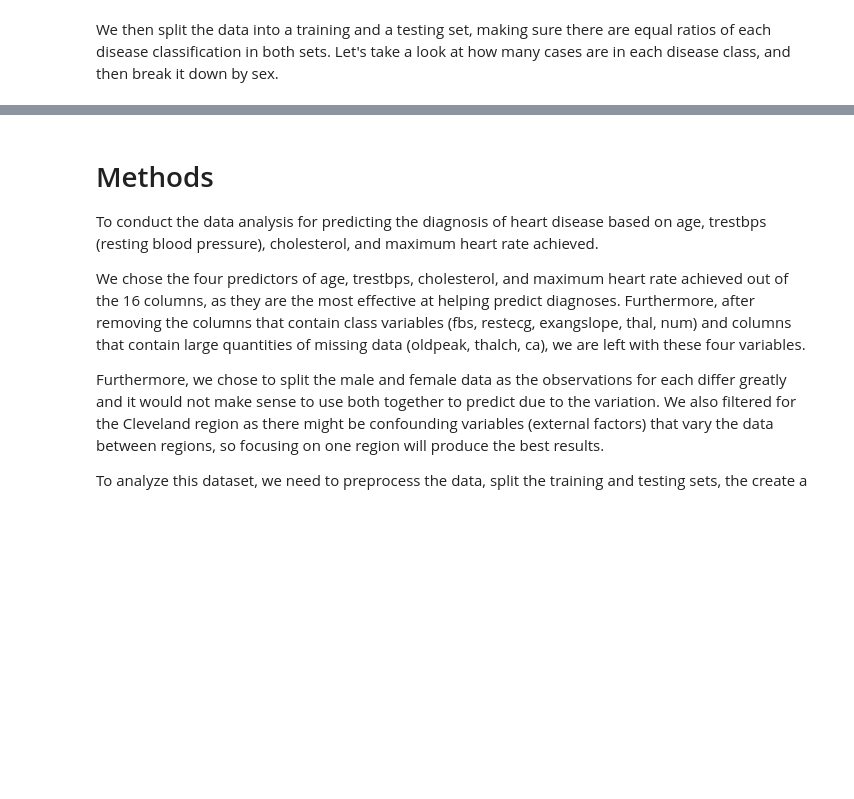
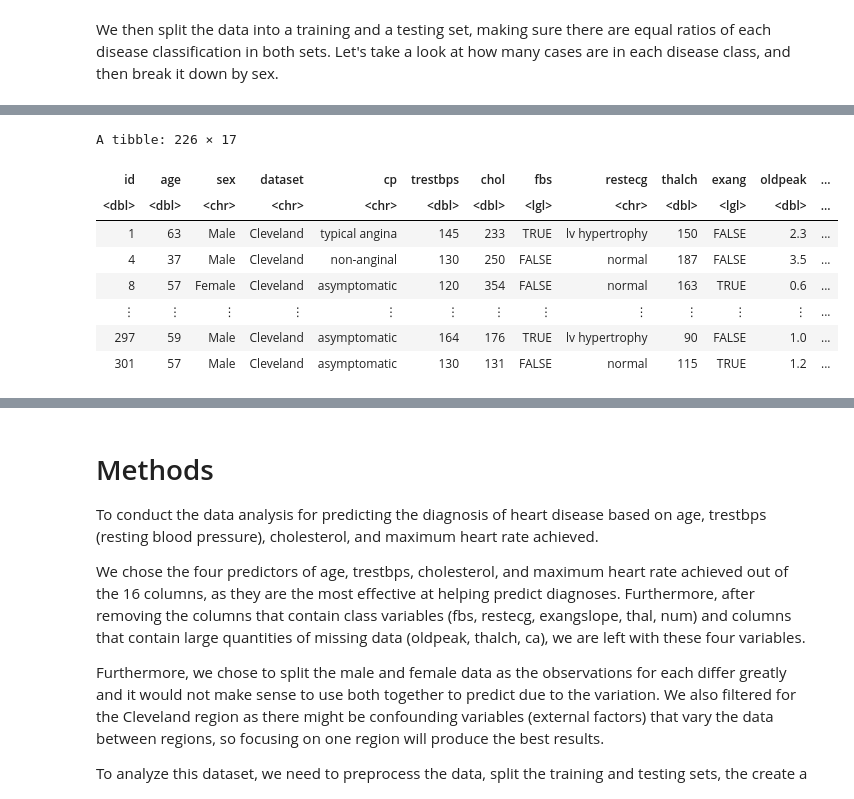
Before and after one commit to chiefpat450119/HeartDiseaseClassifier, a Jupyter notebook: Project_Notebook.ipynb, the cells around one changed output, grey strips where cells are left out. Saved outputs shown, nothing was run; the diff lists cells and outputs as text; code cells hidden in the pictures; blank space fills up the shorter version.

```diff
--- a/Project_Notebook.ipynb
+++ b/Project_Notebook.ipynb
@@ -108 +124,14 @@ There is a difference in the distribution of cases between male and female patie
+# %%
+heart_train <- mutate(heart_train, disease = case_when(disease == "absent" ~ "absent", TRUE ~ "present"))
+heart_train
+# %% [output]
+A tibble: 226 × 17
+| id | age | sex | dataset | cp | trestbps | chol | fbs | restecg | thalch | exang | oldpeak | ... |
+| <dbl> | <dbl> | <chr> | <chr> | <chr> | <dbl> | <dbl> | <lgl> | <chr> | <dbl> | <lgl> | <dbl> | ... |
+| 1 | 63 | Male | Cleveland | typical angina | 145 | 233 | TRUE | lv hypertrophy | 150 | FALSE | 2.3 | ... |
+| 4 | 37 | Male | Cleveland | non-anginal | 130 | 250 | FALSE | normal | 187 | FALSE | 3.5 | ... |
+| 8 | 57 | Female | Cleveland | asymptomatic | 120 | 354 | FALSE | normal | 163 | TRUE | 0.6 | ... |
+| ⋮ | ⋮ | ⋮ | ⋮ | ⋮ | ⋮ | ⋮ | ⋮ | ⋮ | ⋮ | ⋮ | ⋮ | ... |
+| 297 | 59 | Male | Cleveland | asymptomatic | 164 | 176 | TRUE | lv hypertrophy | 90 | FALSE | 1.0 | ... |
+| 301 | 57 | Male | Cleveland | asymptomatic | 130 | 131 | FALSE | normal | 115 | TRUE | 1.2 | ... |
 # %%
```
Also changed, not shown: parts of 8 cells of this notebook.
